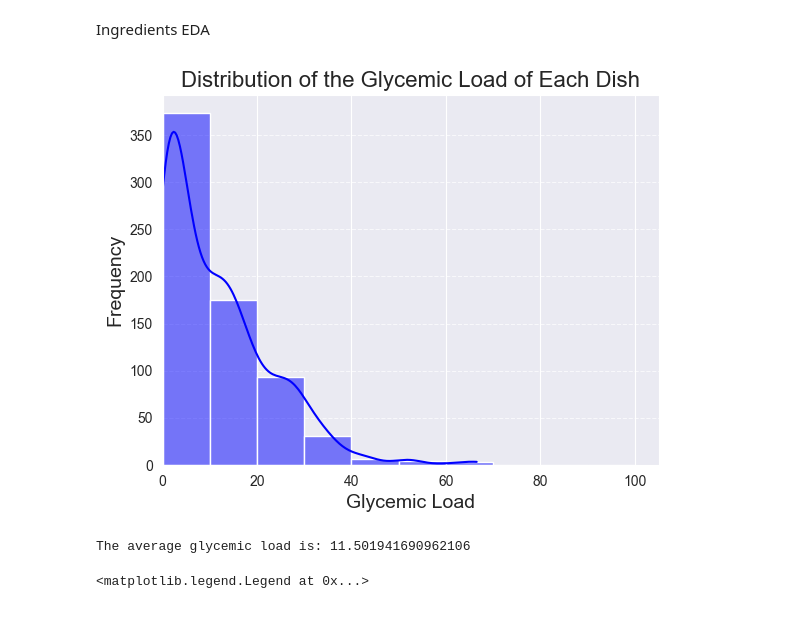
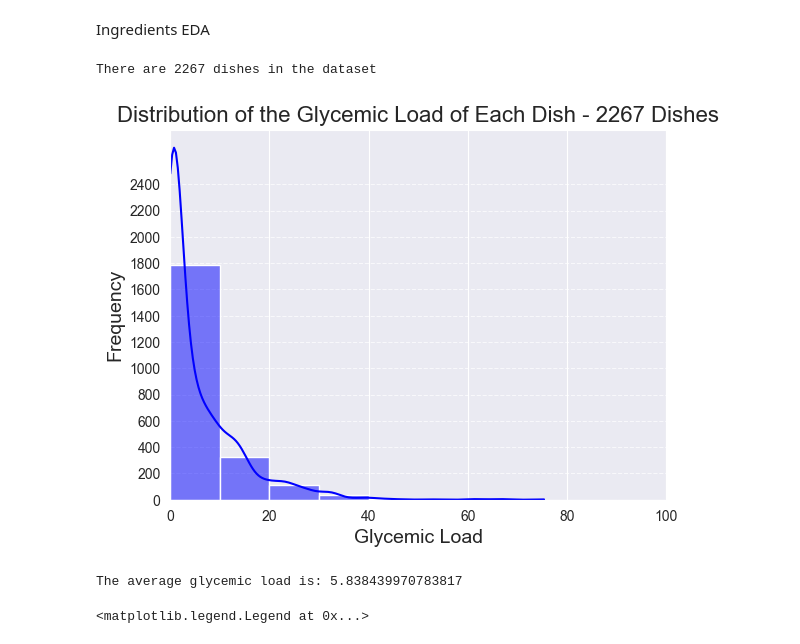
Before and after one commit to RotemGeva226/GlycemicLoad, a Jupyter notebook: Portions Estimation/notebooks/data_preprocessing.ipynb, the cells around one changed output. Cells and saved outputs as stored; diff of their text form; code cells hidden in the pictures.

```diff
--- a/Portions Estimation/notebooks/data_preprocessing.ipynb
+++ b/Portions Estimation/notebooks/data_preprocessing.ipynb
@@ -36,42 +36,39 @@ for _, row in tqdm(df.iterrows(), total=len(df)):
         total_ingredients = curr_ingredients
     else:
         total_ingredients = add_unique_items(total_ingredients, curr_ingredients)
-# %%
-# Glycemic load of every dish
-input = r"C:\Users\rotem.geva\PycharmProjects\GlycemicLoad\Portions Estimation\data\ingredients.csv"
-df = pd.read_csv(input)
-gl = []
-grouped_ingredients = df.groupby('Dish ID')
-for group in grouped_ingredients:
-    gl.append()
 # %%
 import numpy as np
 import seaborn as sns
 import pandas as pd
 import matplotlib.pyplot as plt
 
-path = r"C:\Users\rotem.geva\OneDrive - Afeka College Of Engineering\Final Project\Portions Estimation\ingredients.csv"
+path = r"C:\Users\rotem.geva\PycharmProjects\GlycemicLoad\Portions Estimation\data\ingredients-110124.csv"
 df = pd.read_csv(path)
 
 grouped_dishes = df.groupby('Dish ID')
 gl = []
+
+print(f'There are {grouped_dishes.ngroups} dishes in the dataset')
+# In the full dataset there are 4773 dishes.
 
 for group in grouped_dishes.groups:
     gl.append(grouped_dishes.get_group(group)['Glycemic Load'].sum())
 
 bins = np.arange(0, 101, 10)
 sns.histplot(gl, kde=True, color='blue', bins=bins)
-plt.title('Distribution of the Glycemic Load of Each Dish', fontsize=16)
+plt.title('Distribution of the Glycemic Load of Each Dish - 2267 Dishes', fontsize=16)
 plt.xlabel('Glycemic Load', fontsize=14)
 plt.ylabel('Frequency', fontsize=14)
 plt.grid(axis='y', linestyle='--', alpha=0.7)
-plt.xlim(left=0)
+plt.xlim((0,100))
+plt.yticks(range(0,2500, 200))
 plt.show()
 
 print(f'The average glycemic load is: {sum(gl)/len(gl)}')
 # %% [output]
+There are 2267 dishes in the dataset
-[figure, old version]
+[figure, new version]
-The average glycemic load is: 11.501941690962106
+The average glycemic load is: 5.838439970783817
 # %%
 claude_estimation_results = r"C:\Users\rotem.geva\OneDrive - Afeka College Of Engineering\Final Project\Portions Estimation\ClaudeGlycemicLoadEstimationResults.csv"
 df = pd.read_csv(claude_estimation_results)
```
